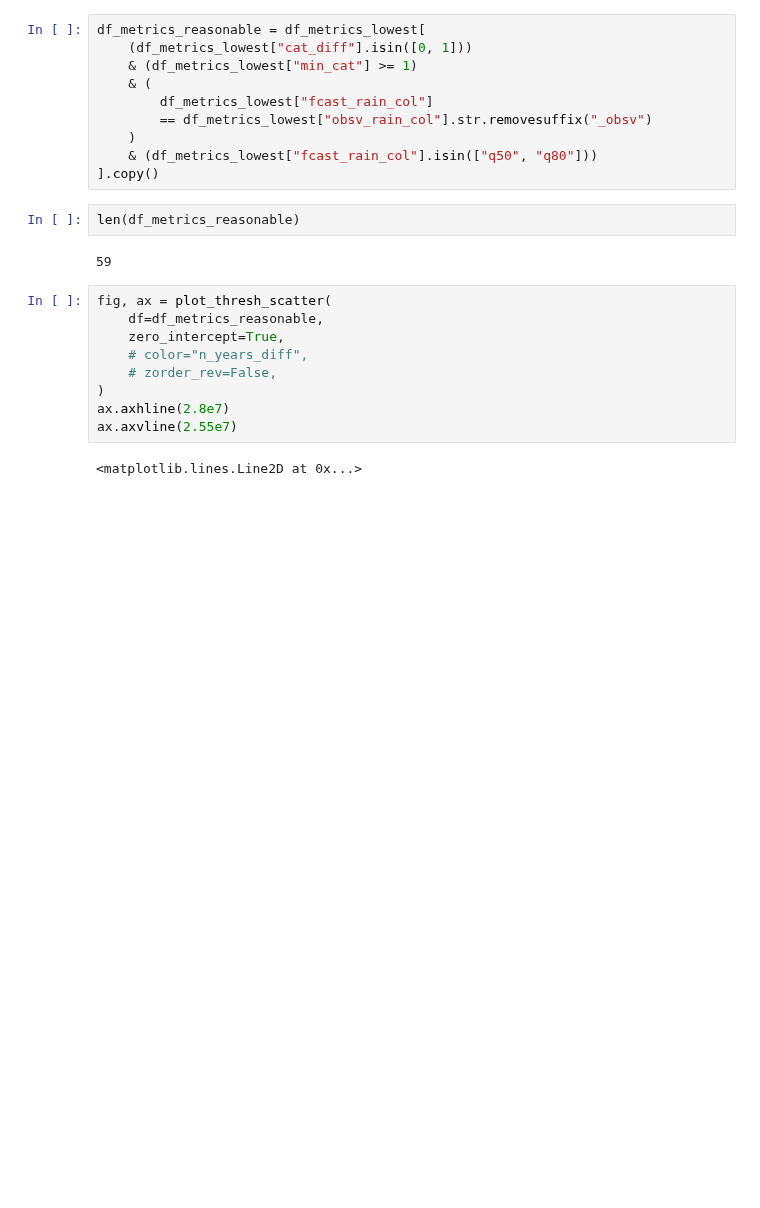
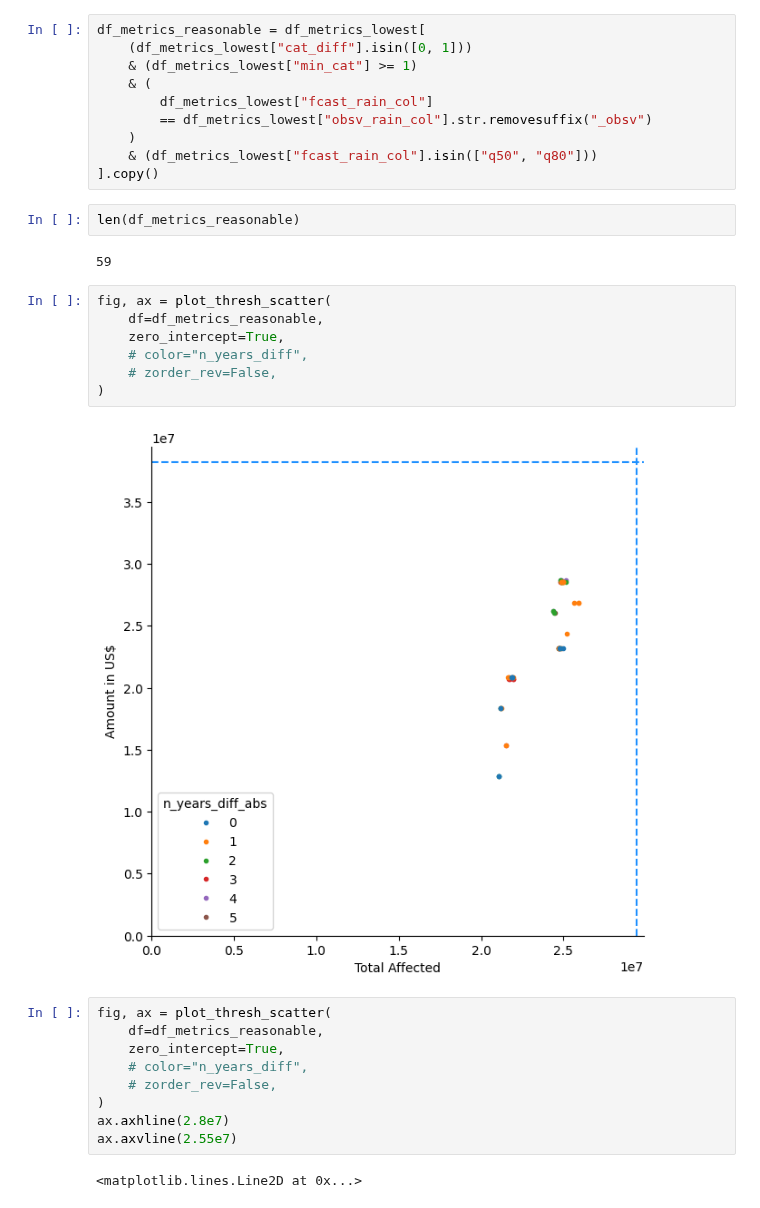
Before and after one commit to OCHA-DAP/ds-aa-cub-hurricanes, a Jupyter notebook: exploration/threestage_trig_plot.ipynb, the cells around one changed output. Cells and saved outputs as stored; diff of their text form; blank space fills up the shorter version.

```diff
--- a/exploration/threestage_trig_plot.ipynb
+++ b/exploration/threestage_trig_plot.ipynb
@@ -958,6 +958,15 @@ df_metrics_reasonable = df_metrics_lowest[
 len(df_metrics_reasonable)
 # %% [output]
 59
+# %%
+fig, ax = plot_thresh_scatter(
+    df=df_metrics_reasonable,
+    zero_intercept=True,
+    # color="n_years_diff",
+    # zorder_rev=False,
+)
+# %% [output]
+[figure, added]
 # %%
 fig, ax = plot_thresh_scatter(
     df=df_metrics_reasonable,
```
Also changed, not shown: 3 other files.
